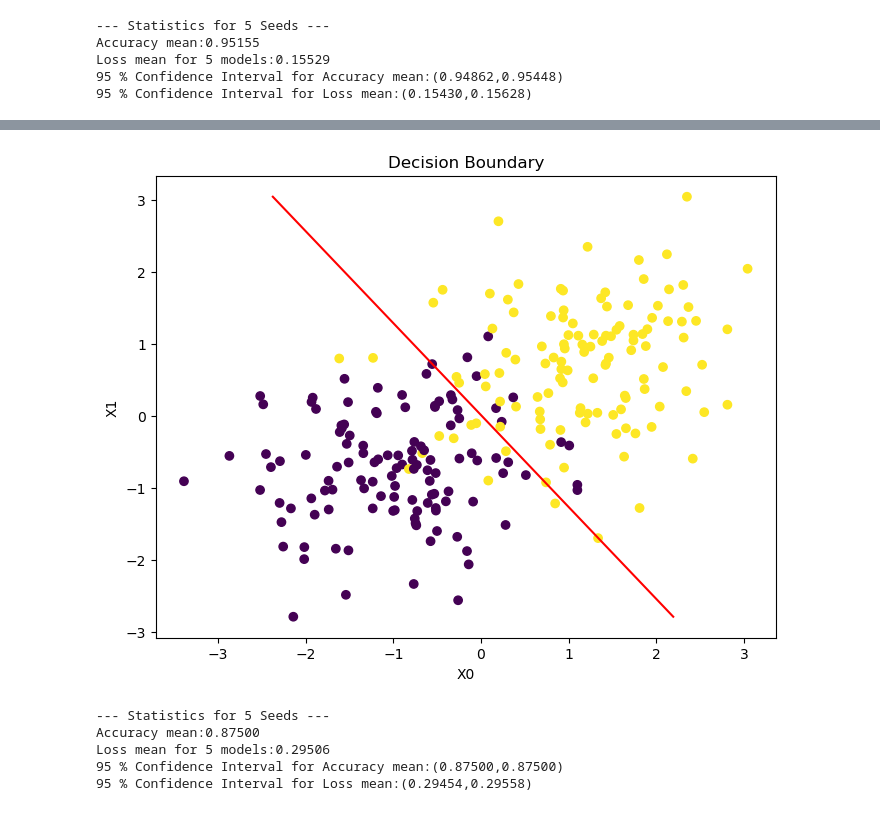
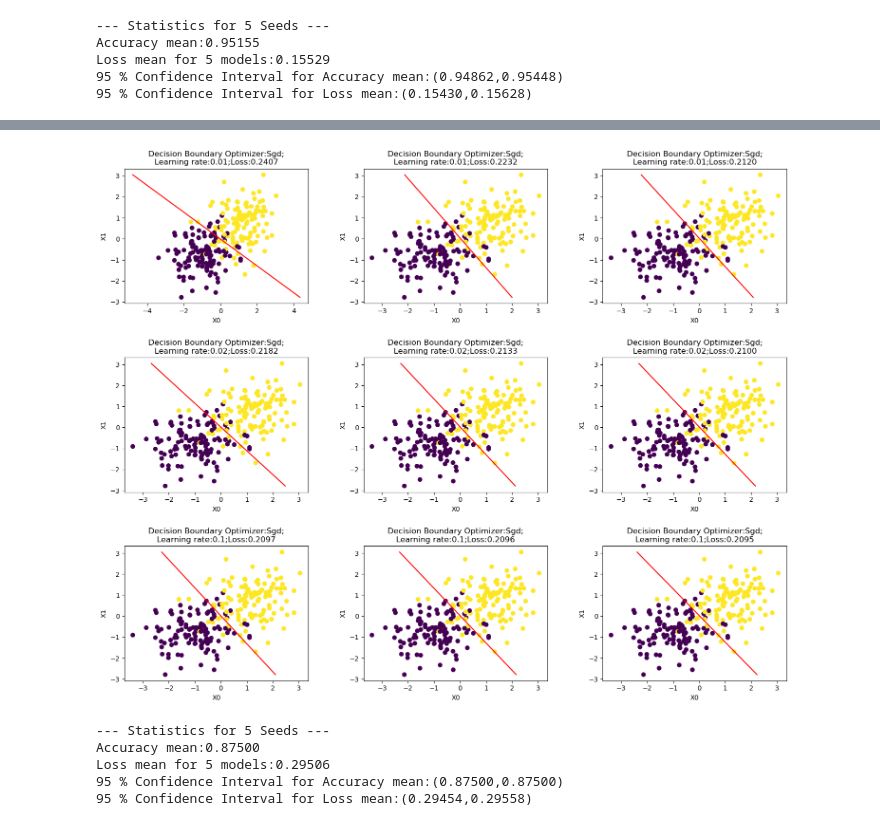
Before and after one commit to YasinVeliyev/AiAcademy_Math_Final, a Jupyter notebook: Untitled.ipynb, the cells around one changed output, grey strips where cells are left out. Saved outputs shown, nothing was run; the diff lists cells and outputs as text; code cells hidden in the pictures.

```diff
--- a/Untitled.ipynb
+++ b/Untitled.ipynb
@@ -108,7 +109,7 @@ class Validation():
         return np.mean(y_pred==self.y_val)
 # %%
 class SoftMaxClassification:
-    def __init__(self,penalty = "l2",lamda = 1e-4,learning_rate = 0.05,max_iter = 200,batch_size=32):
+    def __init__(self,penalty = "l2",lamda = 1e-4,learning_rate = 0.05,max_iter = 200,batch_size=32,optimizer="sgd"):
         self.penalty = penalty
         self.lamda = lamda
         self.learning_rate = learning_rate
@@ -116,6 +117,7 @@ class SoftMaxClassification:
         self.batch_size = batch_size
         self.loss = []
         self.cache = {}
+        self.optimizer=optimizer
 
     def fit(self,X_train,y_train):
         self.loss = []
@@ -174,8 +176,9 @@ class SoftMaxClassification:
     def _calculate_loss(self,Y,y_predict):
         return -np.mean(np.sum(Y*np.log(y_predict + 1e-9),axis=1)) + self._l2()
 
-    def plot_decison_boundary(self,X,y):
-        plt.figure(figsize=(8,6))
+    def plot_decison_boundary(self,X,y,ax=None):
+        if ax is None:
+            fig, ax = plt.subplots(1,1,figsize=(8,6))
         if X.shape[1] > 2:
             raise ValueError("Only for 2 dimension")
 
@@ -184,12 +187,11 @@ class SoftMaxClassification:
         X1 = np.sort(X[:,1])
         X0 = -(X1 * w_diff[1] + b_diff)/w_diff[0]
 
-        plt.title("Decision Boundary")
-        plt.ylabel("X1")
-        plt.xlabel("X0")
-        plt.scatter(X[:,0],X[:,1],c=y)
-        plt.plot(X0,X1,color="red")
-        plt.show()
+        ax.set_title(f"Decision Boundary Optimizer:{self.optimizer.capitalize()};\nLearning rate:{self.learning_rate};Loss:{self.loss[-1]:.4f}")
+        ax.set_ylabel("X1")
+        ax.set_xlabel("X0")
+        ax.scatter(X[:,0],X[:,1],c=y)
+        ax.plot(X0,X1,color="red")
 
 
     @classmethod
@@ -227,14 +229,16 @@ class SoftMaxClassification:
         return diff
 
 
-    def plot_loss(self):
-        plt.figure(figsize=(8,6))
-        plt.plot(range(len(self.loss)),self.loss)
-        plt.ylabel("Log Loss")
-        plt.yticks(np.linspace(min(self.loss), max(self.loss), 10))
-        plt.xlabel("Iteration")
-        plt.grid()
-        plt.show()
+    def plot_loss(self,ax=None):
+        if ax is None:
+            fig, ax = plt.subplots(1,1,figsize=(8,6))
+
+        ax.set_title(f"Optimizer:{self.optimizer.capitalize()};Learning rate:{self.learning_rate}")
+        ax.plot(range(len(self.loss)),self.loss)
+        ax.set_ylabel("Log Loss")
+        ax.set_yticks(np.linspace(min(self.loss), max(self.loss), 10))
+        ax.set_xlabel("Iteration")
+        ax.grid()
 # %%
 validation_d = Validation(SoftMaxClassification,X_d_train,y_d_train,X_d_val,y_d_val)
 acc,model_d = validation_d.fit()
@@ -276,7 +268,14 @@ model_l.plot_loss()
 # %%
 model_l.plot_decison_boundary(X_l_train,y_l_train)
-# %% [output]
-[figure, removed]
+# %%
+fig, axs = plt.subplots(3, 3,figsize=(18, 14),gridspec_kw={"hspace": 0.4, "wspace": 0.3})
+for i,(lr,e) in enumerate(itertools.product([0.01,0.02,0.1],[50,100,200])):
+    ss = SoftMaxClassification(learning_rate=lr,max_iter=e)
+    ss.fit(X_l_train,y_l_train)
+    ax = axs[i//3,i%3]
+    ss.plot_decison_boundary(X_l_train,y_l_train,ax)
+# %% [output]
+[figure, added]
 # %%
 validation_m = Validation(SoftMaxClassification,X_m_train,y_m_train,X_m_val,y_m_val)
 acc,model_v_m = validation_m.fit()
```
Also changed, not shown: parts of 22 cells of this notebook, 2 other files.
